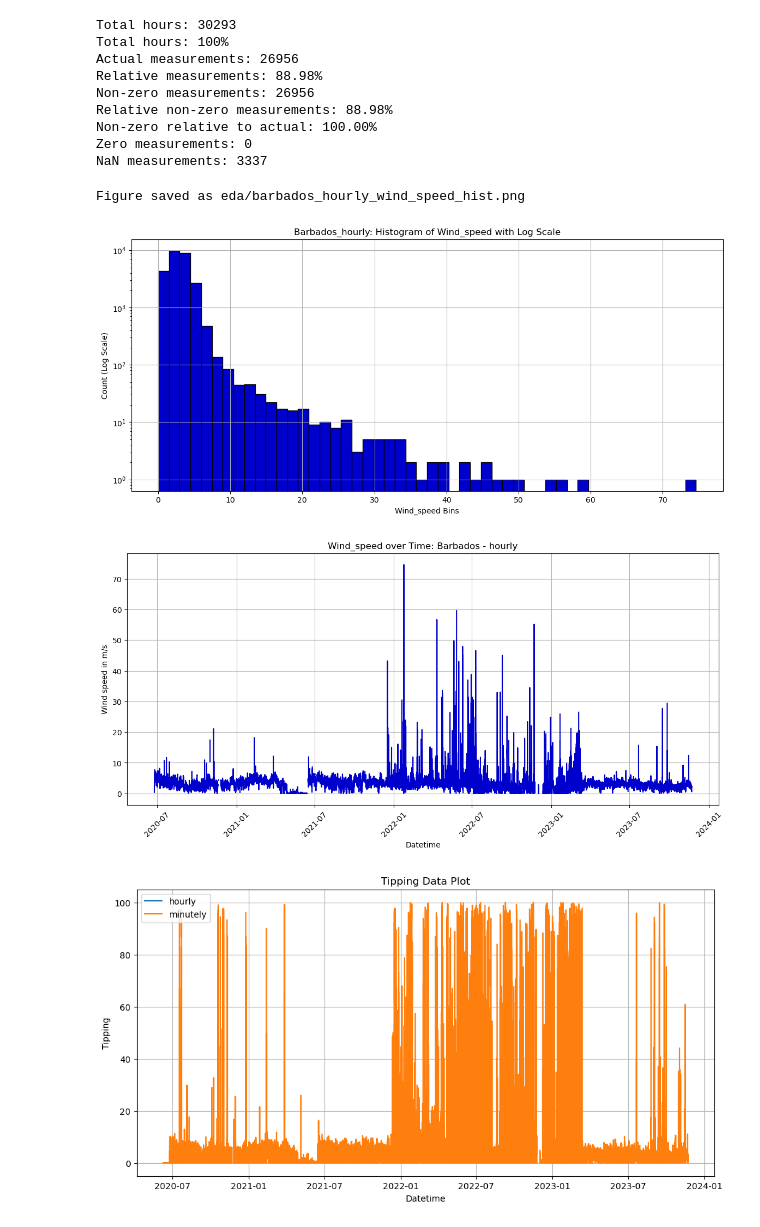
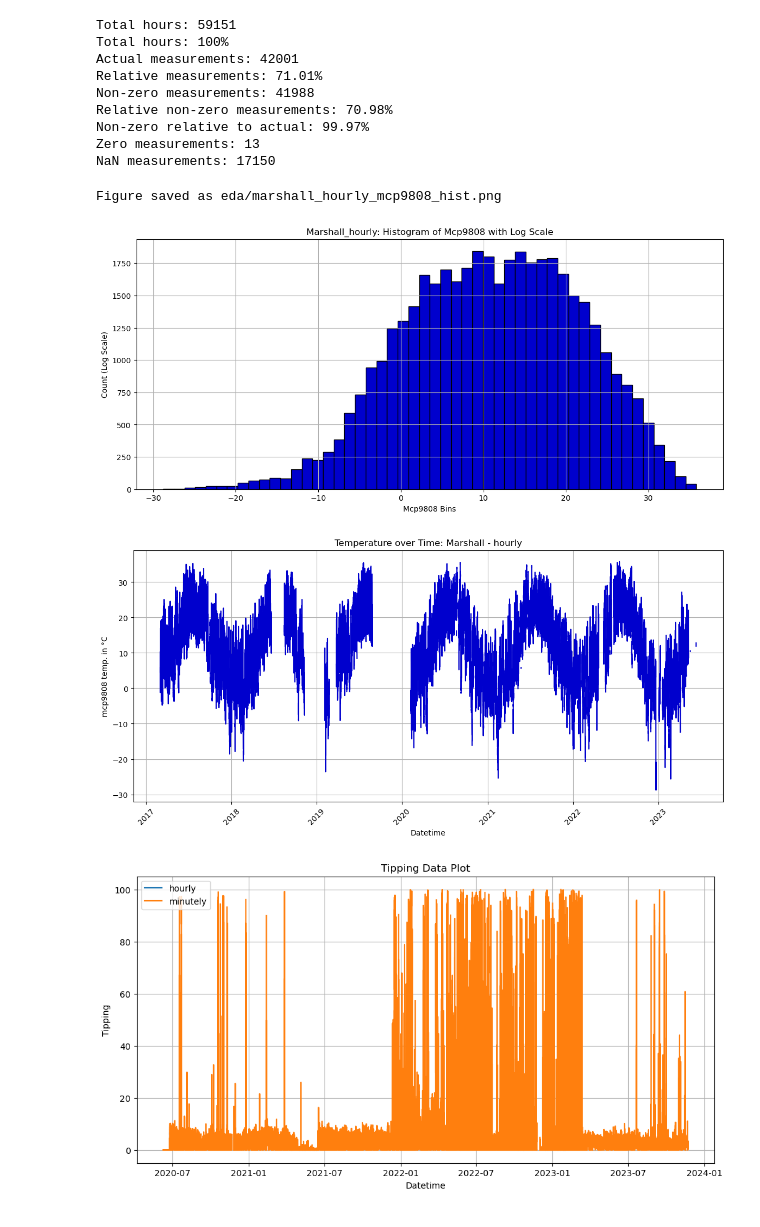
Before and after one commit to Ferdinand1123/digital-twin-for-weather-station, a Jupyter notebook: preciptiation.ipynb, the cells around one changed output. Saved outputs shown, nothing was run; the diff lists cells and outputs as text; code cells hidden in the pictures.

```diff
--- a/preciptiation.ipynb
+++ b/preciptiation.ipynb
@@ -10,6 +10,6 @@ import seaborn as sns
 
 pd.set_option("display.max_columns",30)
 # %%
-barbados_processed_df = pd.read_csv("station_data_processed/barbados_hourly_processed_data.csv", index_col=0)
+barbados_processed_df = pd.read_csv("station_data_processed/marshall_hourly_processed_data.csv", index_col=0)
 barbados_processed_df.index = pd.to_datetime(barbados_processed_df.index, errors='coerce')
 # %%
@@ -71,7 +73,7 @@ def plot_hist(df, var_name, station, save=False):
     # Create a histogram with log scale on the y-axis
 
     plt.figure(figsize=(14,6) )
-    plt.hist(df[var_name], bins=50, log=True, color='mediumblue', edgecolor='black')
+    plt.hist(df[var_name], bins=50, log=False, color='mediumblue', edgecolor='black')
 
     # Add labels and title
     plt.xlabel(f"{var_name.capitalize()} Bins")
@@ -146,6 +148,10 @@ def custom_aggregation(var_name):
         # Exclude if the series has fewer than 3 unique values (except for 'tipping')
         if var_name != 'tipping' and series.nunique() <= 3:
             return np.nan
+        if var_name == "mcp9808":
+            series = series.replace(0.00, np.nan)
+
+
 
         if var_name == 'tipping':
             # Sum for precipitation
@@ -209,34 +215,34 @@ hourly_df
 # %%
-summary = statistics(hourly_df["wind_speed"], hourly=True)
+summary = statistics(hourly_df["mcp9808"], hourly=True)
 # %% [output]
-Total hours: 30293
+Total hours: 59151
 Total hours: 100%
-Actual measurements: 26956
-Relative measurements: 88.98%
-Non-zero measurements: 26956
-Relative non-zero measurements: 88.98%
-Non-zero relative to actual: 100.00%
-Zero measurements: 0
-NaN measurements: 3337
+Actual measurements: 42001
+Relative measurements: 71.01%
+Non-zero measurements: 41988
+Relative non-zero measurements: 70.98%
+Non-zero relative to actual: 99.97%
+Zero measurements: 13
+NaN measurements: 17150
 # %%
-plot_hist(hourly_df, "wind_speed", "barbados_hourly", save=True)
+plot_hist(hourly_df, "mcp9808", "marshall_hourly", save=True)
 # %% [output]
-Figure saved as eda/barbados_hourly_wind_speed_hist.png
+Figure saved as eda/marshall_hourly_mcp9808_hist.png
-[figure, old version]
+[figure, new version]
 # %%
 plt.figure(figsize=(14,6) )
-plt.plot(hourly_df["wind_speed"], color='mediumblue')
+plt.plot(hourly_df["mcp9808"], color='mediumblue')
 plt.xlabel("Datetime")
-plt.ylabel("Wind speed in m/s")
-plt.title("Wind_speed over Time: Barbados - hourly")
+plt.ylabel("mcp9808 temp. in °C")
+plt.title("Temperature over Time: Marshall - hourly")
 plt.xticks(rotation=45)
 plt.grid(True)
 
-plt.savefig("eda/barbados_wind_speed_hourly_plot.png")
+plt.savefig("eda/marshall_mcp9808_hourly_plot.png")
 
 plt.show()
 # %% [output]
-[figure, old version]
+[figure, new version]
 # %%
 plt.figure(figsize=(12,6) )
 plt.plot(hourly_df["wind_speed"], label="hourly")
```
Also changed, not shown: parts of 5 cells of this notebook, 1 other file.
